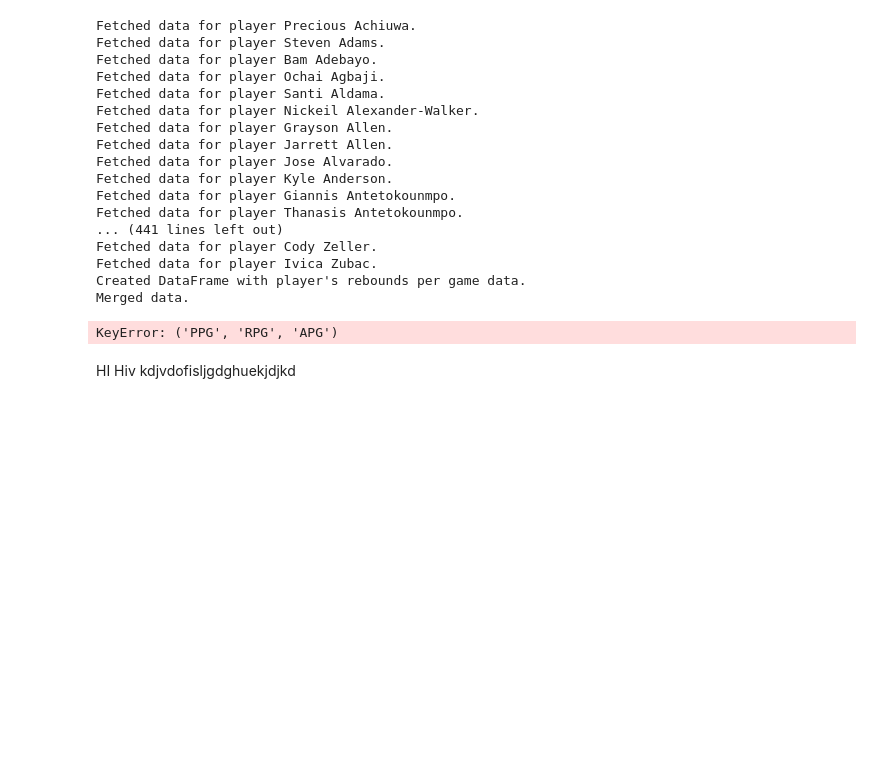
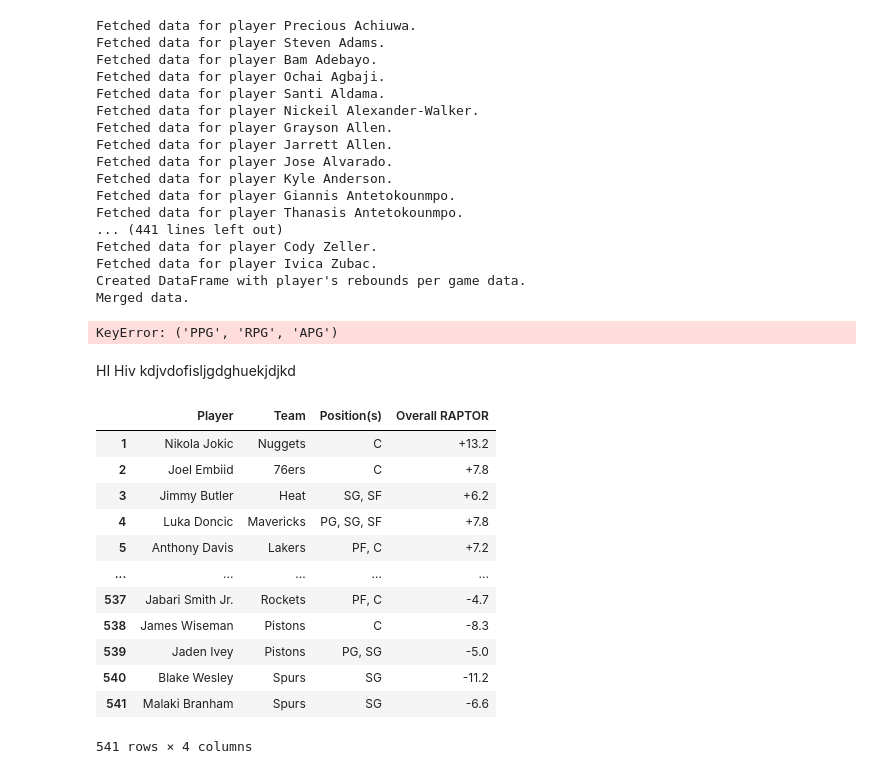
Before and after one commit to JadenFaste/STA141B-Project, a Jupyter notebook: Project.ipynb, the cells around one changed output. Saved outputs shown, nothing was run; the diff lists cells and outputs as text; code cells hidden in the pictures; blank space fills up the shorter version.

```diff
--- a/Project.ipynb
+++ b/Project.ipynb
@@ -816,0 +820,24 @@ Hiv kdjvdofisljgdghuekjdjkd
+# %%
+raptor = pd.read_csv("raptor.csv")
+raptor = raptor[3:]
+index = range(1, len(raptor) + 1)
+raptor.index = index
+newcolumns = [1, 2, 3, 13]
+raptor = raptor.iloc[:,newcolumns]
+raptor = raptor.rename(columns={'Unnamed: 1': 'Player', 'Unnamed: 2':'Team', 'Unnamed: 3':'Position(s)'})
+raptor['Player'] = raptor['Player'].str.replace("'22-'23", '')
+raptor
+# %% [output]
+|  | Player | Team | Position(s) | Overall RAPTOR |
+| 1 | Nikola Jokic | Nuggets | C | +13.2 |
+| 2 | Joel Embiid | 76ers | C | +7.8 |
+| 3 | Jimmy Butler | Heat | SG, SF | +6.2 |
+| 4 | Luka Doncic | Mavericks | PG, SG, SF | +7.8 |
+| 5 | Anthony Davis | Lakers | PF, C | +7.2 |
+| ... | ... | ... | ... | ... |
+| 537 | Jabari Smith Jr. | Rockets | PF, C | -4.7 |
+| 538 | James Wiseman | Pistons | C | -8.3 |
+| 539 | Jaden Ivey | Pistons | PG, SG | -5.0 |
+| 540 | Blake Wesley | Spurs | SG | -11.2 |
+| 541 | Malaki Branham | Spurs | SG | -6.6 |
+541 rows × 4 columns
```
Also changed, not shown: parts of 1 cell of this notebook.
